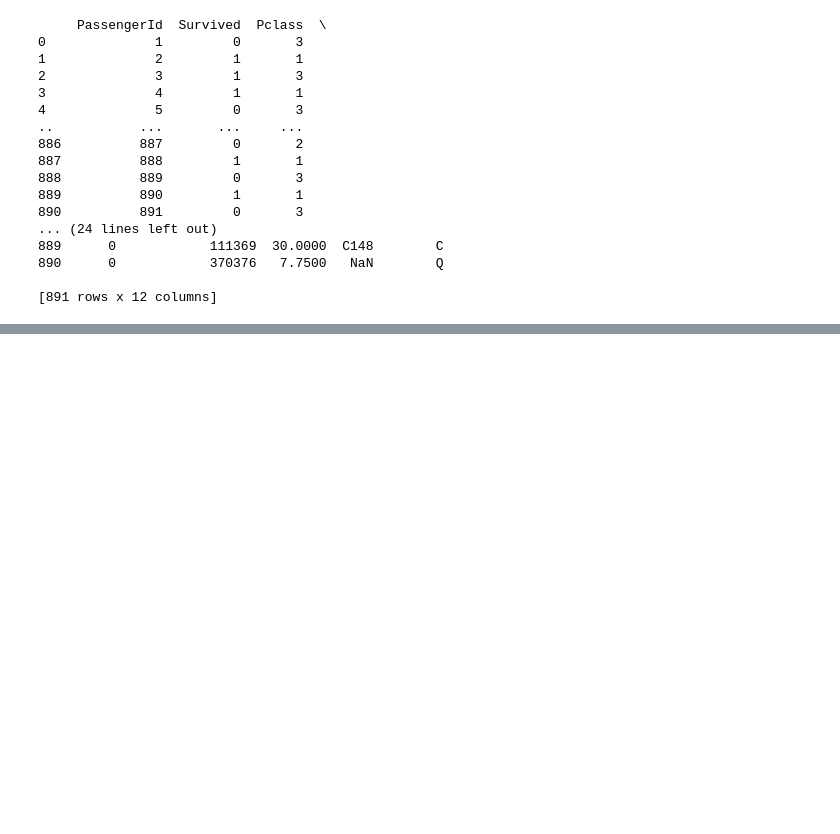
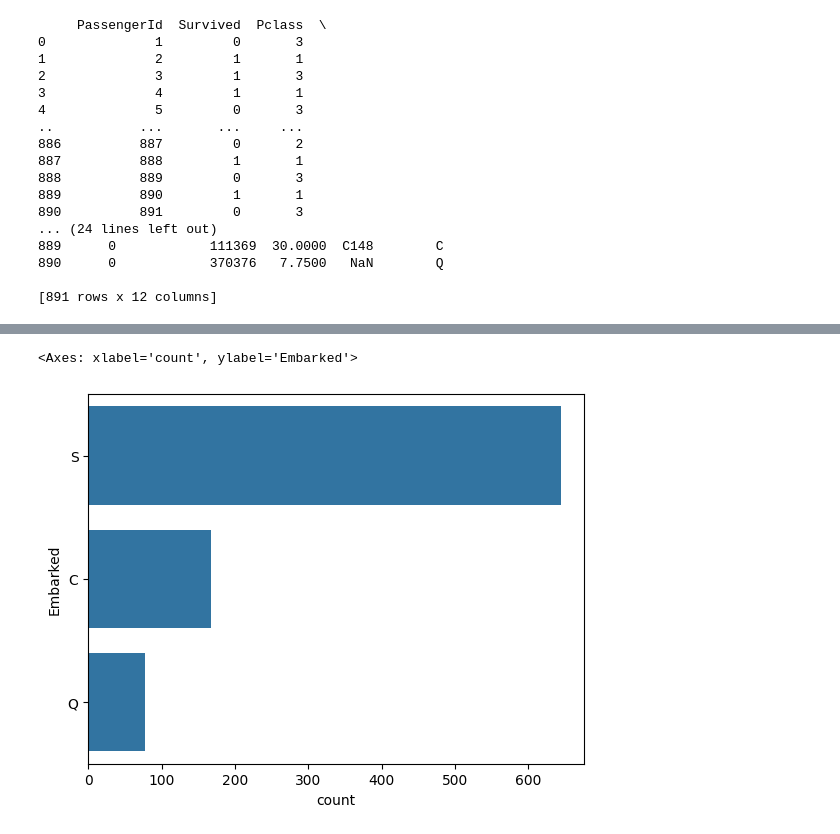
Before and after one commit to RAHUL573769/Machine-Learning-6months-Challenge, a Jupyter notebook: CampusX/100DaysofML/day20-univariate-analysis/myCode.ipynb, the cells around one changed output, grey strips where cells are left out. Cells and saved outputs as stored; diff of their text form; code cells hidden in the pictures; blank space fills up the shorter version.

```diff
--- a/CampusX/100DaysofML/day20-univariate-analysis/myCode.ipynb
+++ b/CampusX/100DaysofML/day20-univariate-analysis/myCode.ipynb
@@ -46,0 +86,5 @@ df.co
+# %%
+sns.countplot(df['Embarked'])
+# %% [output]
+<Axes: xlabel='count', ylabel='Embarked'>
+[figure, added]
```
Also changed, not shown: parts of 11 cells of this notebook, 3 other files.
